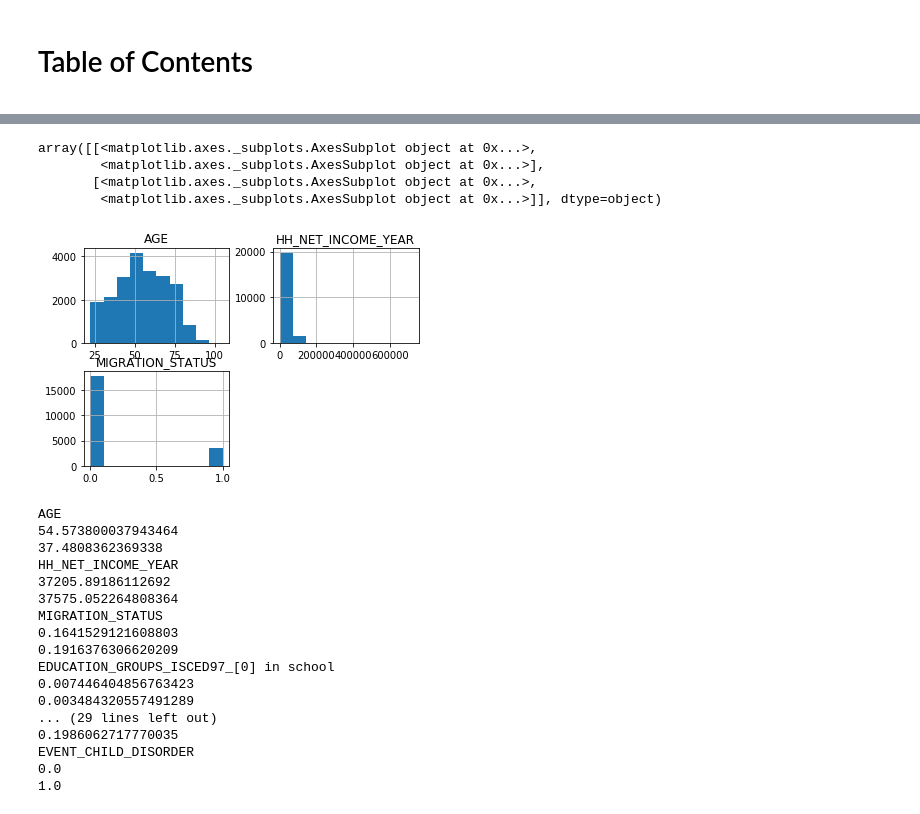
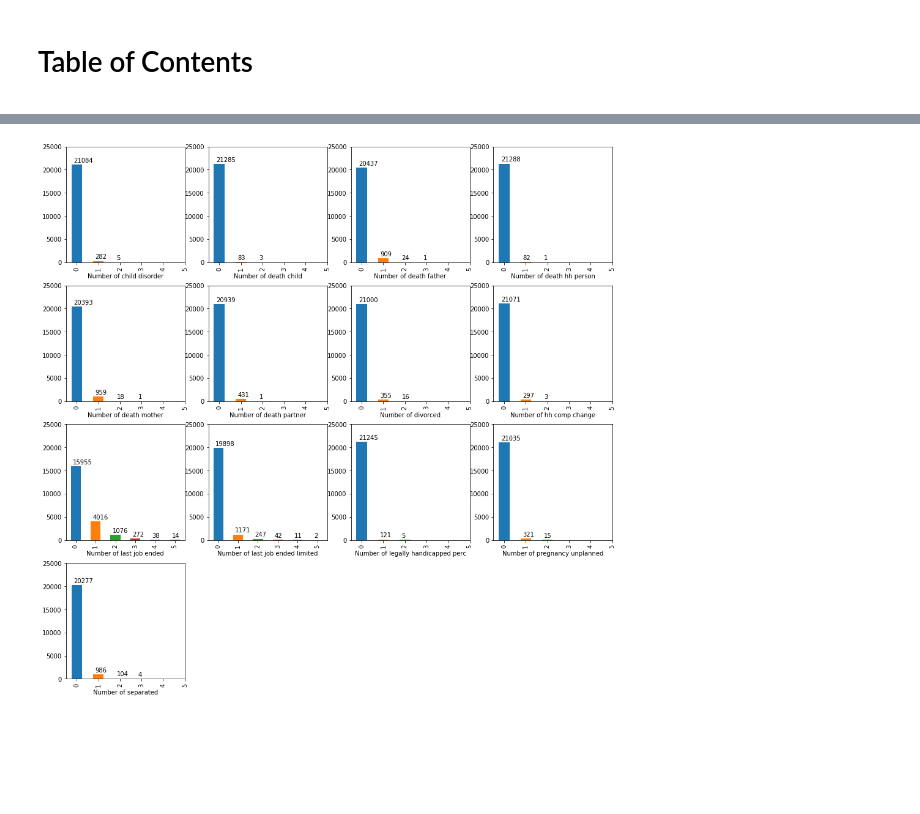
Before and after one commit to tobiasraabe/loc, a Jupyter notebook: src/exploration/explore_panel.ipynb, the cells around one changed output, grey strips where cells are left out. Cells and saved outputs as stored; diff of their text form; code cells hidden in the pictures; blank space fills up the shorter version.

```diff
--- a/src/exploration/explore_panel.ipynb
+++ b/src/exploration/explore_panel.ipynb
@@ -46,34 +27,22 @@ array([[<matplotlib.axes._subplots.AxesSubplot object at 0x...>,
-# %%
-df[CONTROLS].hist()
-# %% [output]
-array([[<matplotlib.axes._subplots.AxesSubplot object at 0x...>,
-        <matplotlib.axes._subplots.AxesSubplot object at 0x...>],
-       [<matplotlib.axes._subplots.AxesSubplot object at 0x...>,
-        <matplotlib.axes._subplots.AxesSubplot object at 0x...>]], dtype=object)
-[figure, removed]
-# %%
-df = pd.concat([pd.get_dummies(df[CONTROLS]), df.EVENT_CHILD_DISORDER], axis=1)
-col_names = list(df.columns)
-# %%
-for i, [false, true] in df.groupby('EVENT_CHILD_DISORDER')[col_names].mean().T.iterrows():
-    print(i)
-    print(false)
-    print(true)
-# %% [output]
-AGE
-54.573800037943464
-37.4808362369338
-HH_NET_INCOME_YEAR
-37205.89186112692
-37575.052264808364
-MIGRATION_STATUS
-0.1641529121608803
-0.1916376306620209
-EDUCATION_GROUPS_ISCED97_[0] in school
-0.007446404856763423
-0.003484320557491289
-... (29 lines left out)
-0.1986062717770035
-EVENT_CHILD_DISORDER
-0.0
-1.0
+# %%
+fig, axs = plt.subplots(4, 4, figsize=(16, 16), sharex=False)
+
+axs = axs.flatten()
+
+for i, event in enumerate(EVENT_VARIABLES):
+    data = df['EVENT_' + event + '_COUNT'].value_counts()
+    data.plot.bar(ax=axs[i])
+    for x, y in data.iteritems():
+        axs[i].annotate(xy=(x - 0.15, y + 500), s=y)
+
+    axs[i].set_xticks(list(range(6)))
+    axs[i].set_xticklabels(list(range(6)))
+
+    axs[i].set_xlabel('Number of ' + event.replace('_', ' ').lower())
+
+    axs[i].set_ylim(0, 25000)
+
+for i in range(13, 16):
+    axs[i].axis('off')
+# %% [output]
+[figure, added]
```
Also changed, not shown: parts of 2 cells of this notebook, 8 other files.
